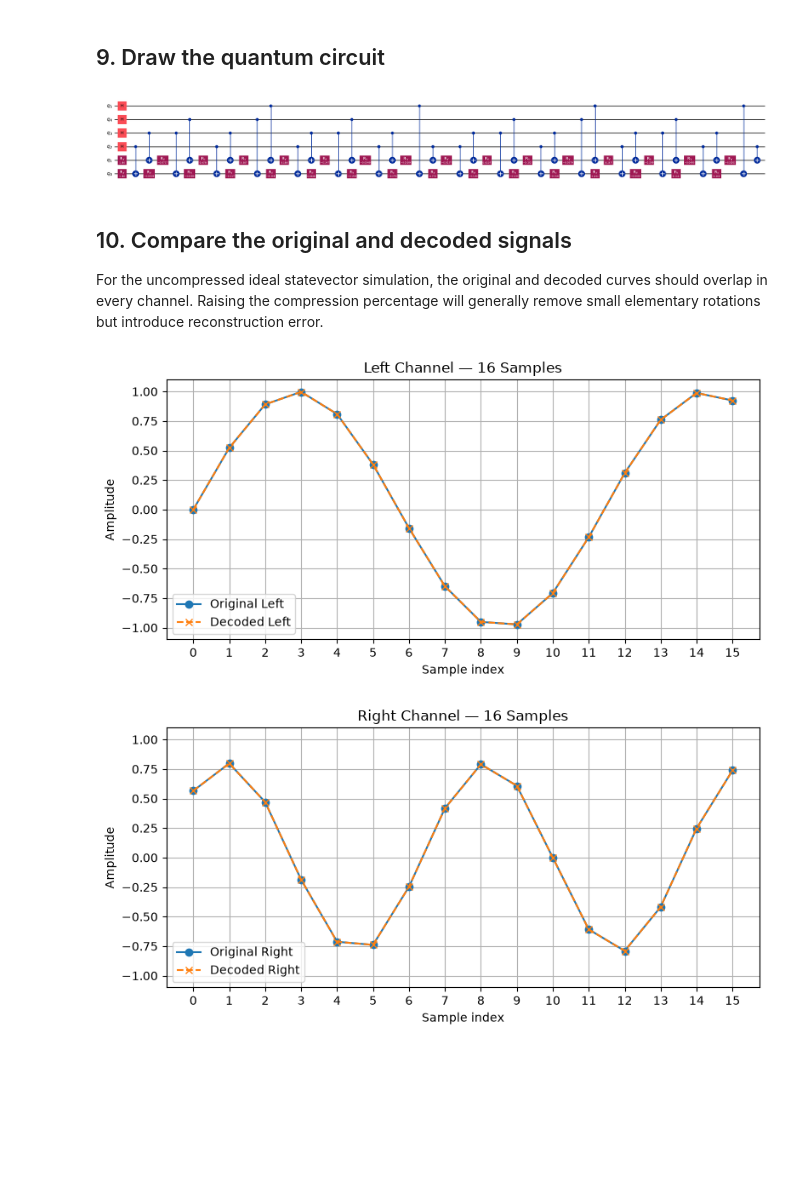
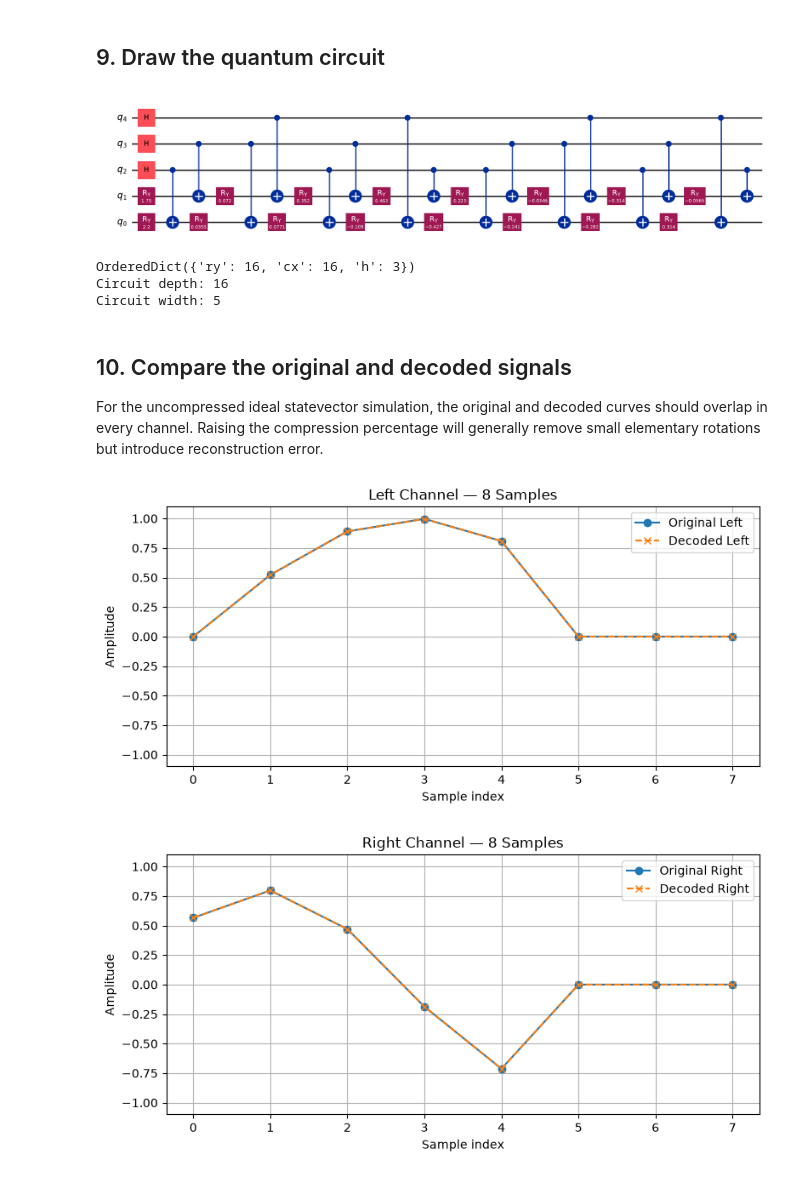
Before and after one commit to maria-aguado/quantum-audio-ios, a Jupyter notebook: QCrank_multichannel_statevector.ipynb, the cells around one changed output. Drawn from its saved outputs; the diff is of its cells as text; code cells hidden in the pictures; blank space fills up the shorter version.

```diff
--- a/QCrank_multichannel_statevector.ipynb
+++ b/QCrank_multichannel_statevector.ipynb
@@ -519,12 +488,11 @@ def decode_audio(state, number_of_channels):
 fs = 8000  # Sampling rate in samples per second (Hz)
 f_left = 700    # Left-channel sinusoidal frequency in Hz
 f_right = 1100  # Right-channel sinusoidal frequency in Hz
-N = 16          # Samples per channel; must be a power of two greater than 1
+N = 5    # Samples per channel; must be a power of two greater than 1
 
-# Time vector for N samples: t_n = n / fs for n = 0, ..., N - 1.
+# Generate only the original N samples
 t = np.arange(N) / fs
 
-# Each column represents one audio channel.
 left_channel = np.sin(2 * np.pi * f_left * t)
 right_channel = 0.8 * np.sin(
     2 * np.pi * f_right * t + np.pi / 4
@@ -532,10 +500,23 @@ right_channel = 0.8 * np.sin(
 
 signal = np.column_stack([left_channel, right_channel])
 
+# Find the next power of two greater than or equal to N
+padded_N = 1 << (N - 1).bit_length()
+
+# Append zero-valued rows to the end of the signal array to reach the next power of two
+zero_padded_signal = np.pad(
+    signal,
+    pad_width=((0, padded_N - N), (0, 0)),
+    mode="constant",
+    constant_values=0,
+)
+
 # Summarize the generated multi-channel signal segment.
-print(f"Number of samples per channel: {signal.shape[0]}")
+print(f"Number of samples per channel before padding: {signal.shape[0]}")
+print(f"Number of samples per channel after padding: {zero_padded_signal.shape[0]}")
 print(f"Number of channels: {signal.shape[1]}")
-print(f"Total duration: {signal.shape[0] / fs * 1000:.2f} ms")
+print(f"Total duration before padding: {signal.shape[0] / fs * 1000:.2f} ms")
+print(f"Total duration after padding: {zero_padded_signal.shape[0] / fs * 1000:.2f} ms")
 print(f"Sampling rate: {fs} Hz")
 print(f"Left-channel frequency: {f_left} Hz")
 print(f"Right-channel frequency: {f_right} Hz")
@@ -557,7 +540,7 @@ Signal array shape: (16, 2)
 # %%
 # Construct the multi-channel QCrank circuit.
 circuit, qcrank_information = build_qcrank(
-    signal,
+    zero_padded_signal,
     compression=0.0,
 )
 
@@ -571,14 +554,14 @@ decoded_signal = decode_audio(
 )
 
 # Display the numerical comparison.
-print("Original signal:")
-print(np.round(signal, 6))
+print("Original padded signal:")
+print(np.round(zero_padded_signal, 6))
 
 print("\nDecoded signal:")
 print(np.round(decoded_signal, 6))
 
 maximum_absolute_error_per_channel = np.max(
-    np.abs(decoded_signal - signal),
+    np.abs(decoded_signal - zero_padded_signal),
     axis=0,
 )
 
@@ -617,8 +600,18 @@ display(
         reverse_bits=True,   # Display q0 at the bottom; computation is unchanged.
     )
 )
+
+# Print the gate count
+print(circuit.count_ops())
+
+# Print depth and width of the circuit
+print(f"Circuit depth: {circuit.depth()}")
+print(f"Circuit width: {circuit.width()}")
 # %% [output]
-[figure, old version]
+[figure, new version]
+OrderedDict({'ry': 16, 'cx': 16, 'h': 3})
+Circuit depth: 16
+Circuit width: 5
 # %% [markdown]
 ## 10. Compare the original and decoded signals
 
@@ -627,42 +620,42 @@ curves should overlap in every channel. Raising the compression percentage will
 generally remove small elementary rotations but introduce reconstruction error.
 # %%
 # Use integer sample positions on the horizontal axis.
-sample_indices = np.arange(signal.shape[0])
+sample_indices = np.arange(zero_padded_signal.shape[0])
 channel_names = ["Left", "Right"]
 
-for channel in range(signal.shape[1]):
+for channel in range(zero_padded_signal.shape[1]):
     name = (
         channel_names[channel]
         if channel < len(channel_names)
         else f"Channel {channel}"
     )
 
     plt.figure(figsize=(8, 4))
     plt.plot(
         sample_indices,
-        signal[:, channel],
+        zero_padded_signal[:, channel],
         "o-",
         label=f"Original {name}",
     )
     plt.plot(
         sample_indices,
         decoded_signal[:, channel],
         "x--",
         label=f"Decoded {name}",
     )
 
-    plt.title(f"{name} Channel — {N} Samples")
+    plt.title(f"{name} Channel — {zero_padded_signal.shape[0]} Samples")
     plt.xlabel("Sample index")
     plt.ylabel("Amplitude")
     plt.xticks(sample_indices)
     plt.ylim(-1.1, 1.1)
     plt.grid(True)
     plt.legend()
     plt.tight_layout()
     plt.show()
 # %% [output]
-[figure, old version]
+[figure, new version]
-[figure, old version]
+[figure, new version]
 # %% [markdown]
 ## 11. Notes
 
```
Also changed, not shown: parts of 6 cells of this notebook, 5 other files.
